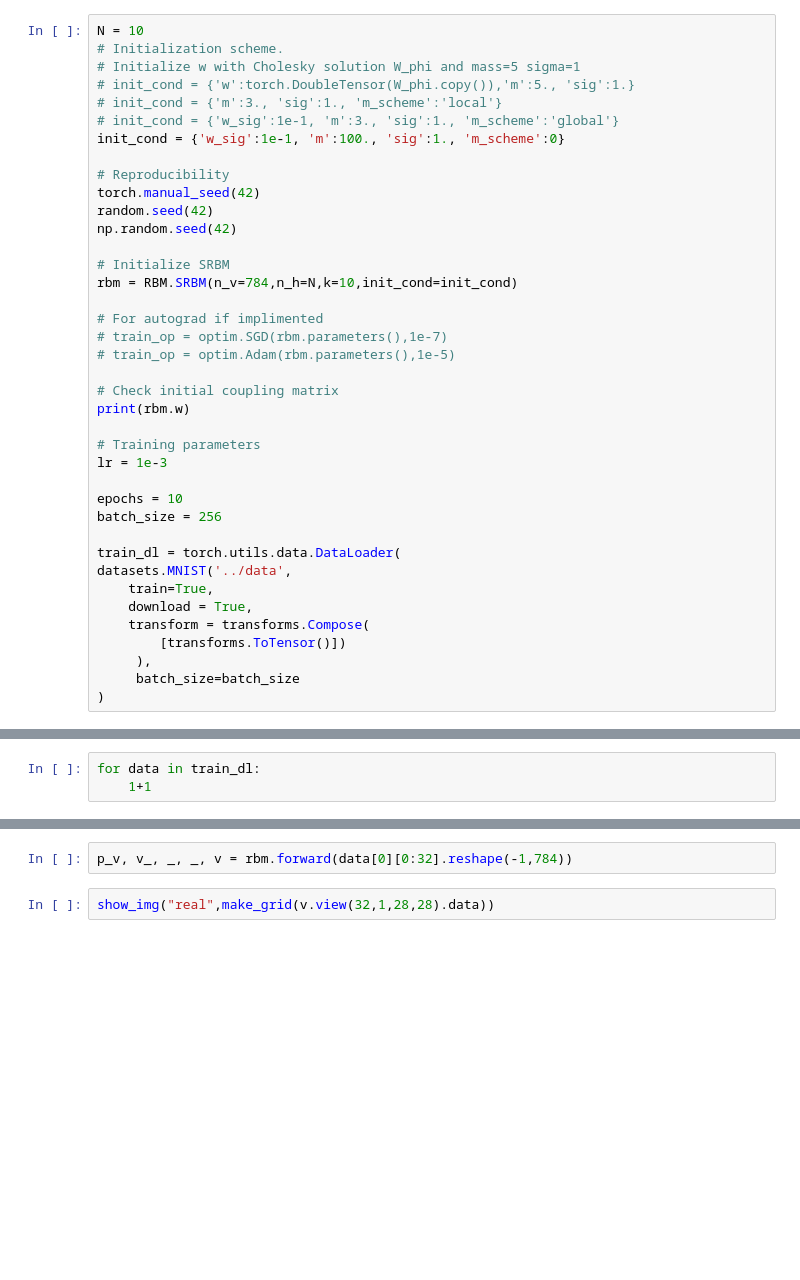
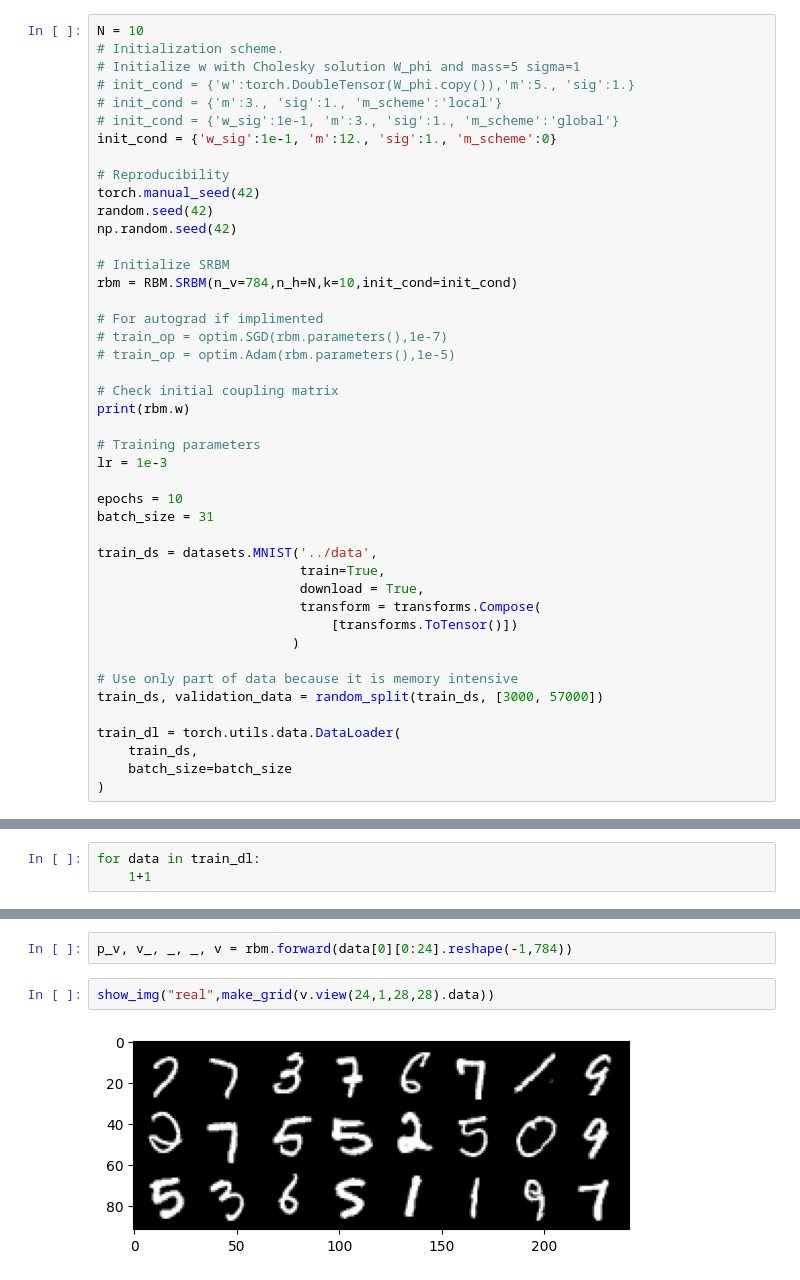
Before and after one commit to chanjure/SRBM, a Jupyter notebook: notebook/SRBM_sup_gen_MNIST.ipynb, the cells around one changed output, grey strips where cells are left out. Cells and saved outputs as stored; diff of their text form; blank space fills up the shorter version.

Commit message:
Reduced training data size to reduce memory usage. My desktop keeps crashing down :(

```diff
--- a/notebook/SRBM_sup_gen_MNIST.ipynb
+++ b/notebook/SRBM_sup_gen_MNIST.ipynb
@@ -29,7 +29,7 @@ N = 10
 # init_cond = {'w':torch.DoubleTensor(W_phi.copy()),'m':5., 'sig':1.}
 # init_cond = {'m':3., 'sig':1., 'm_scheme':'local'}
 # init_cond = {'w_sig':1e-1, 'm':3., 'sig':1., 'm_scheme':'global'}
-init_cond = {'w_sig':1e-1, 'm':100., 'sig':1., 'm_scheme':0}
+init_cond = {'w_sig':1e-1, 'm':12., 'sig':1., 'm_scheme':0}
 
 # Reproducibility
 torch.manual_seed(42)
@@ -50,14 +50,19 @@ print(rbm.w)
 lr = 1e-3
 
 epochs = 10
-batch_size = 256
+batch_size = 31
+
+train_ds = datasets.MNIST('../data',
+                          train=True,
+                          download = True,
+                          transform = transforms.Compose(
+                              [transforms.ToTensor()])
+                         )
+
+# Use only part of data because it is memory intensive
+train_ds, validation_data = random_split(train_ds, [3000, 57000])
 
 train_dl = torch.utils.data.DataLoader(
-datasets.MNIST('../data',
-    train=True,
-    download = True,
-    transform = transforms.Compose(
-        [transforms.ToTensor()])
-     ),
-     batch_size=batch_size
+    train_ds,
+    batch_size=batch_size
 )
@@ -245,6 +306,8 @@ data[0].shape
 # %%
-p_v, v_, _, _, v = rbm.forward(data[0][0:32].reshape(-1,784))
+p_v, v_, _, _, v = rbm.forward(data[0][0:24].reshape(-1,784))
 # %%
-show_img("real",make_grid(v.view(32,1,28,28).data))
+show_img("real",make_grid(v.view(24,1,28,28).data))
+# %% [output]
+[figure, added]
 # %%
 v_scaled = (v_ - v_.min())/(v_ - v_.min()).max()
```
Also changed, not shown: parts of 20 cells of this notebook.
